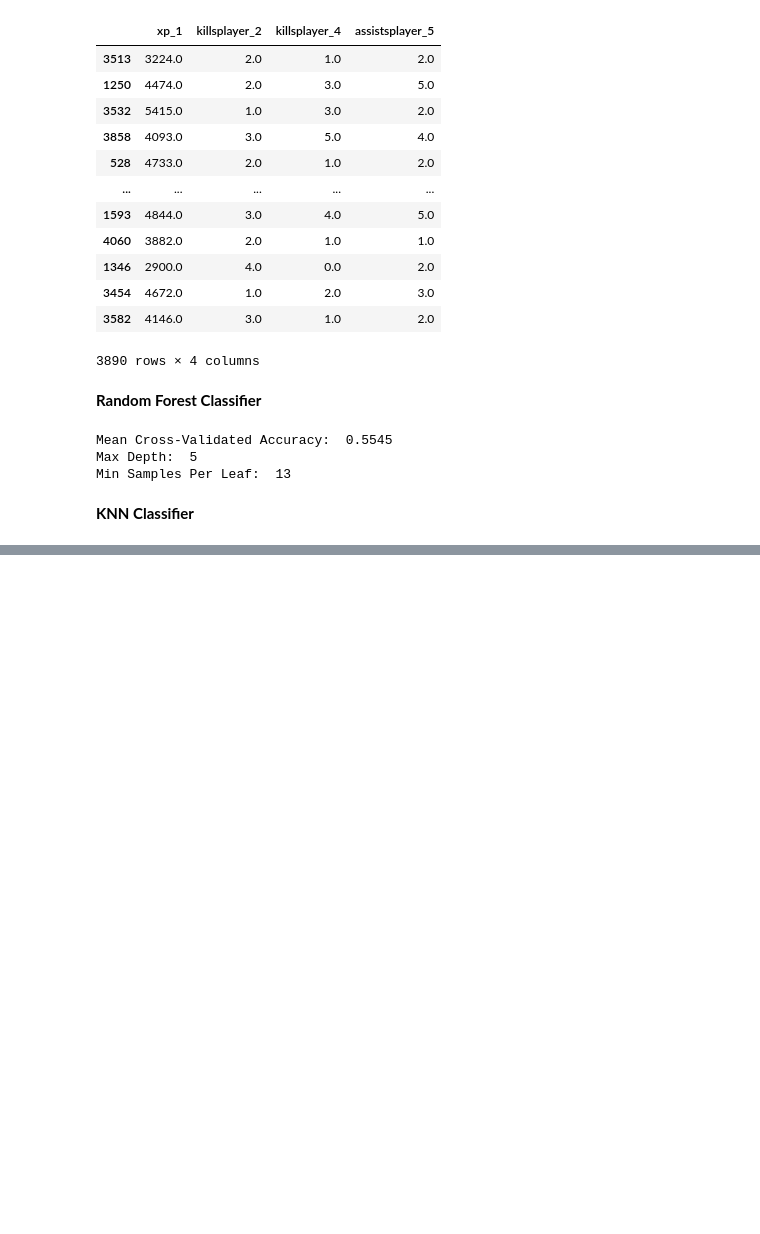
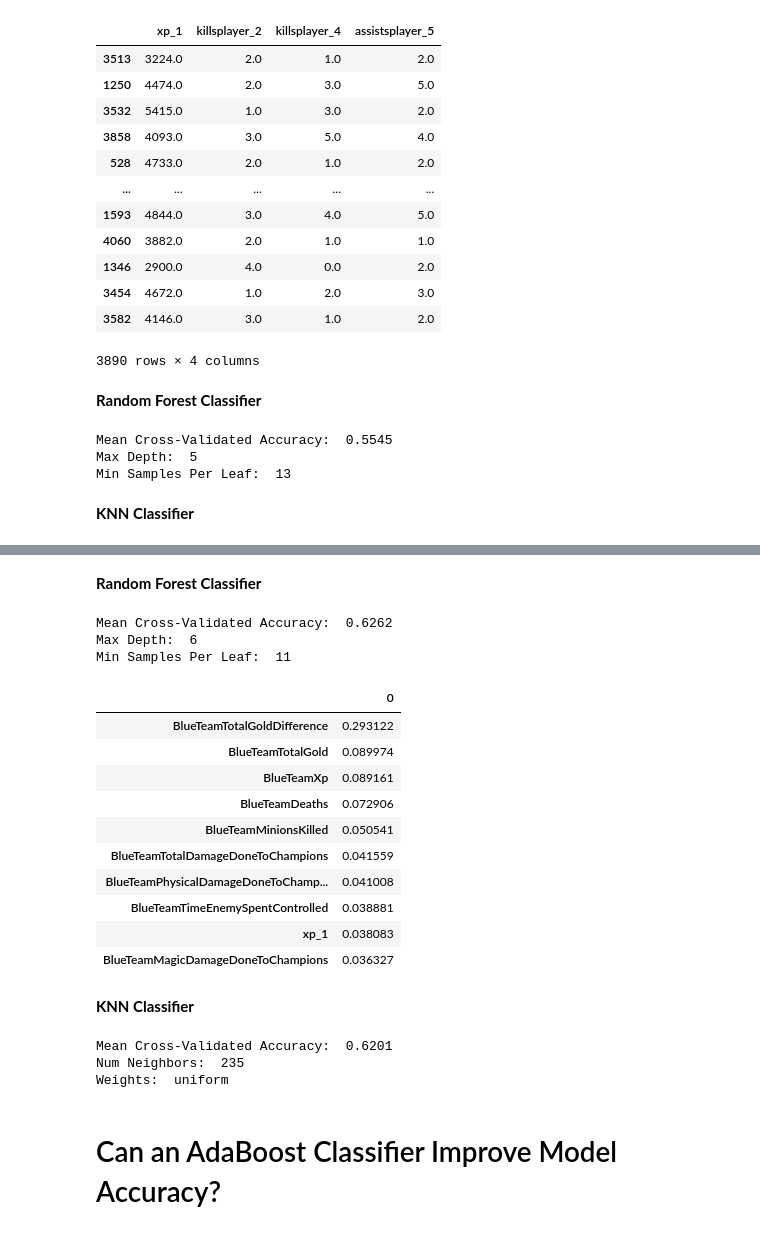
Before and after one commit to codeup-germain/Esports-Analysis, a Jupyter notebook: smith/model_new_data.ipynb, the cells around one changed output, grey strips where cells are left out. Drawn from its saved outputs; the diff is of its cells as text; code cells hidden in the pictures; blank space fills up the shorter version.

Commit message:
Tried a few more models including AdaBoosted Decision Tree. Updated model.py function

```diff
--- a/smith/model_new_data.ipynb
+++ b/smith/model_new_data.ipynb
@@ -419,0 +428,4 @@ best_model = get_KNN_models(X_train_suggested_scaled, y_train, knn_dict, cv = 5)
+# %%
+#Update cols_to_keep
+cols_to_keep = list(X_train_blue_team.columns)
+cols_to_keep
@@ -419,0 +450,2 @@ best_model = get_KNN_models(X_train_suggested_scaled, y_train, knn_dict, cv = 5)
+# %%
+cols_to_keep.extend(suggested_features)
@@ -419,0 +472,3 @@ best_model = get_KNN_models(X_train_suggested_scaled, y_train, knn_dict, cv = 5)
+# %%
+X_train_blue_team_suggested = X_train.loc[:, cols_to_keep]
+X_train_blue_team_suggested
@@ -419,0 +489,27 @@ best_model = get_KNN_models(X_train_suggested_scaled, y_train, knn_dict, cv = 5)
+# %% [markdown]
+__Random Forest Classifier__
+# %%
+#Build random forest models
+best_model = model.get_random_forest_models(X_train_blue_team_suggested, y_train, rf_dict, cv = 5)
+# %% [output]
+Mean Cross-Validated Accuracy:  0.6262
+Max Depth:  6
+Min Samples Per Leaf:  11
+# %%
+#What were the most important features?
+best_features = pd.DataFrame(best_model.feature_importances_, X_train_blue_team_suggested.columns)
+best_features.sort_values(by = 0, ascending = False).head(10)
+# %% [output]
+|  | 0 |
+| BlueTeamTotalGoldDifference | 0.293122 |
+| BlueTeamTotalGold | 0.089974 |
+| BlueTeamXp | 0.089161 |
+| BlueTeamDeaths | 0.072906 |
+| BlueTeamMinionsKilled | 0.050541 |
+| BlueTeamTotalDamageDoneToChampions | 0.041559 |
+| BlueTeamPhysicalDamageDoneToChamp... | 0.041008 |
+| BlueTeamTimeEnemySpentControlled | 0.038881 |
+| xp_1 | 0.038083 |
+| BlueTeamMagicDamageDoneToChampions | 0.036327 |
+# %% [markdown]
+__KNN Classifier__
@@ -419,0 +519,9 @@ best_model = get_KNN_models(X_train_suggested_scaled, y_train, knn_dict, cv = 5)
+# %%
+#Build the KNN models
+best_model = get_KNN_models(X_train_blue_team_suggested_scaled, y_train, knn_dict, cv = 5)
+# %% [output]
+Mean Cross-Validated Accuracy:  0.6201
+Num Neighbors:  235
+Weights:  uniform
+# %% [markdown]
+# Can an AdaBoost Classifier Improve Model Accuracy?
```
Also changed, not shown: parts of 10 cells of this notebook, 2 other files.
